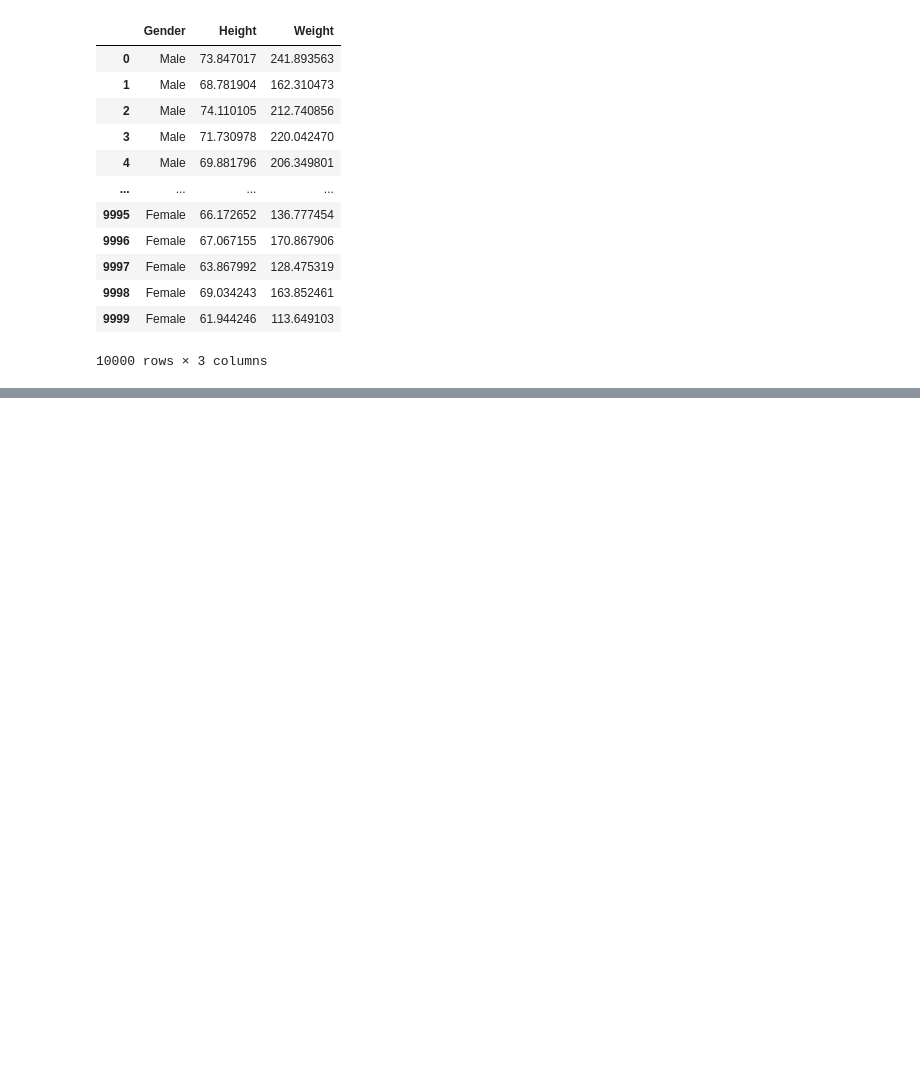
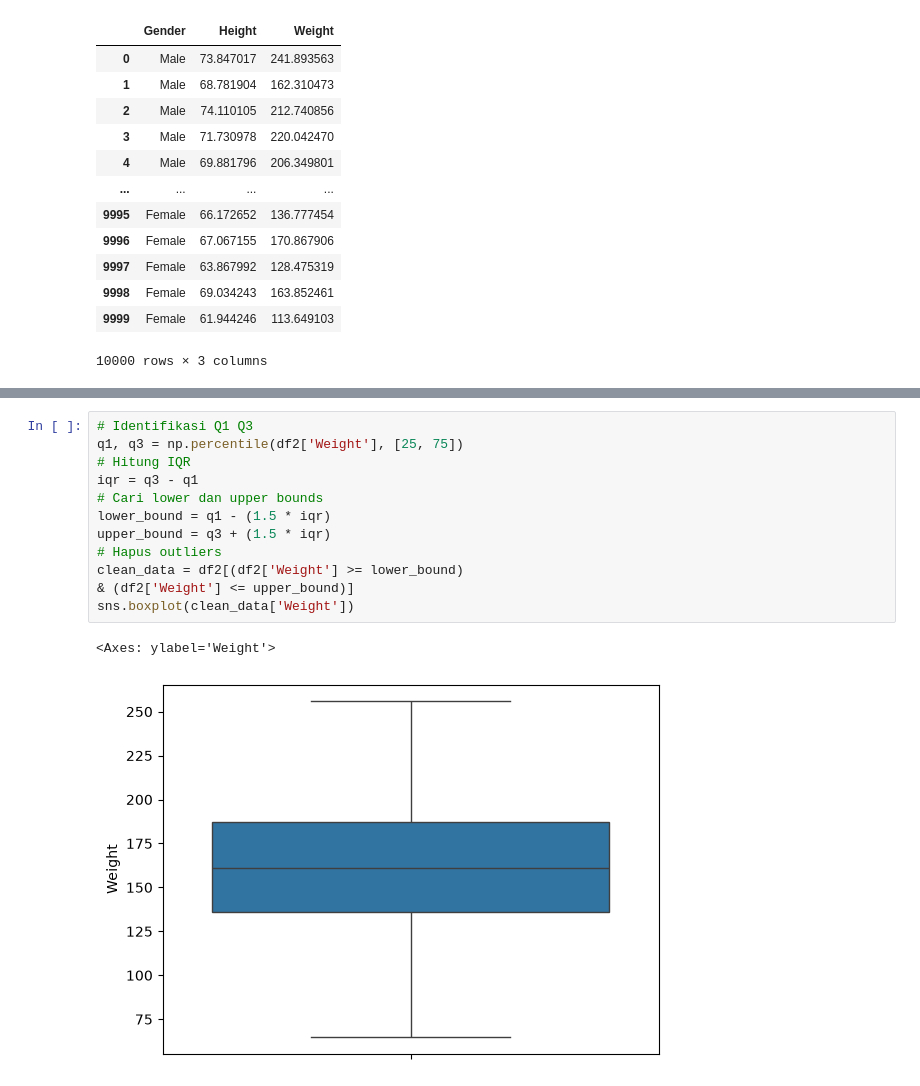
Before and after one commit to tiarapardosi/CERTAN-2026, a Jupyter notebook: Week 2/42324018_W2S03_Modul1.ipynb, the cells around one changed output, grey strips where cells are left out. Saved outputs shown, nothing was run; the diff lists cells and outputs as text; blank space fills up the shorter version.

```diff
--- a/Week 2/42324018_W2S03_Modul1.ipynb
+++ b/Week 2/42324018_W2S03_Modul1.ipynb
@@ -194,0 +256,15 @@ ModuleNotFoundError: No module named 'seaborn'
+# %%
+# Identifikasi Q1 Q3
+q1, q3 = np.percentile(df2['Weight'], [25, 75])
+# Hitung IQR
+iqr = q3 - q1
+# Cari lower dan upper bounds
+lower_bound = q1 - (1.5 * iqr)
+upper_bound = q3 + (1.5 * iqr)
+# Hapus outliers
+clean_data = df2[(df2['Weight'] >= lower_bound)
+& (df2['Weight'] <= upper_bound)]
+sns.boxplot(clean_data['Weight'])
+# %% [output]
+<Axes: ylabel='Weight'>
+[figure, added]
```
Also changed, not shown: parts of 22 cells of this notebook, 1 other file.
